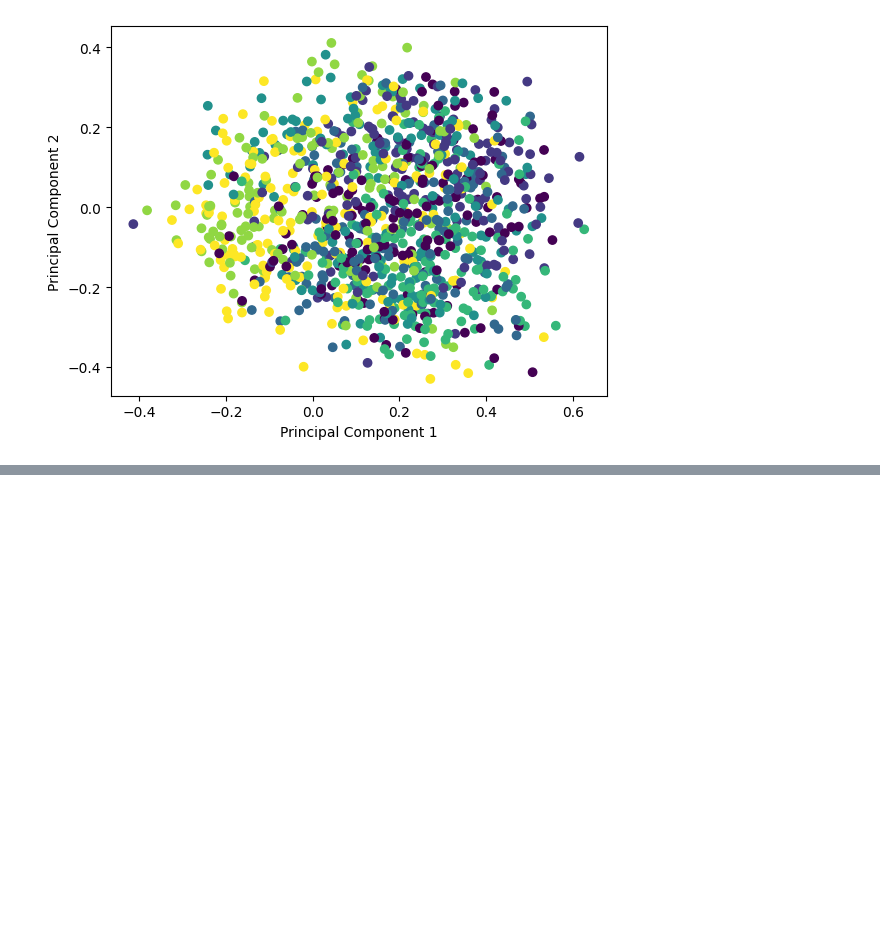
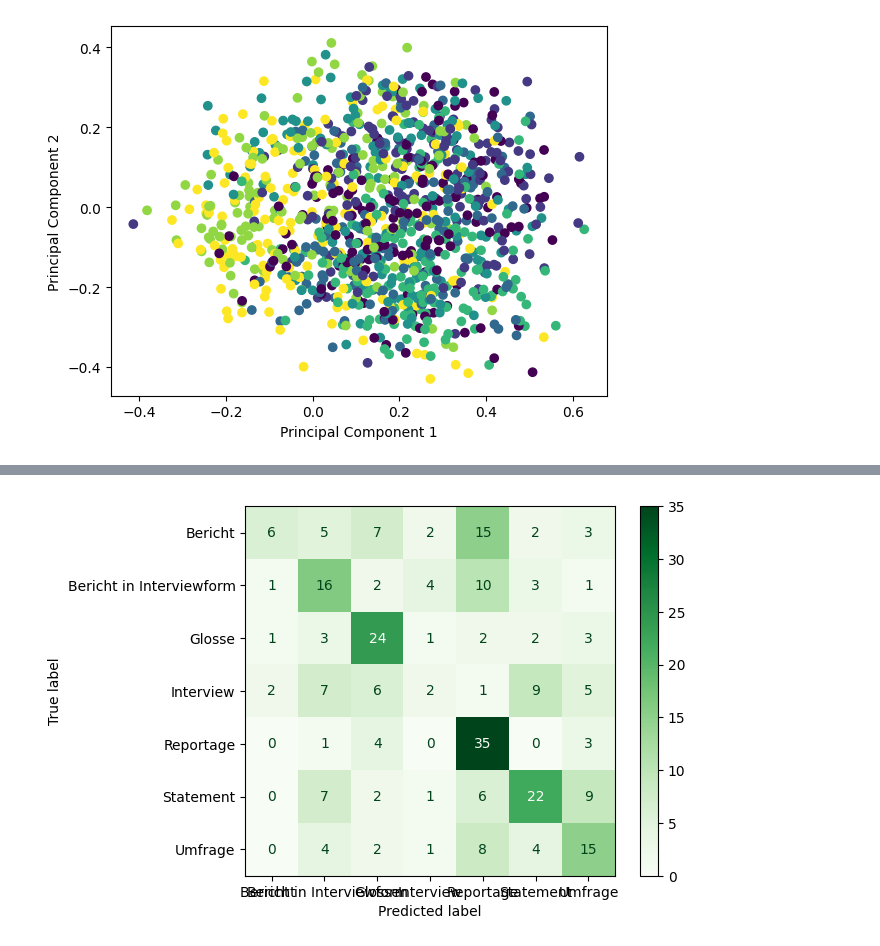
Before and after one commit to jaeniboy/nlp-genres, a Jupyter notebook: text_classification.ipynb, the cells around one changed output, grey strips where cells are left out. Cells and saved outputs as stored; diff of their text form; code cells hidden in the pictures; blank space fills up the shorter version.

```diff
--- a/text_classification.ipynb
+++ b/text_classification.ipynb
@@ -1282,0 +1297,35 @@ Das verfolge ich eher nicht mehr weiter :( Next try: https://itnext.io/text-clas
+# %%
+class SDCClassifier:
+    def train(self, X, y):
+        X = np.array(X)
+        y = np.array(y)
+        unique_labels = set(y)
+        if len(unique_labels) == 0:
+            raise ValueError("Keine Labels in y vorhanden")
+
+        self.signatures = []
+        for label in unique_labels:
+            class_samples = X[y == label]
+            if len(class_samples) == 0:
+                raise ValueError(f"Klasse {label} hat keine Samples")
+            self.signatures.append((label, class_samples.mean(0)))
+
+    def predict_one(self, embedding):
+        predicted_label, score = max(
+            ((label, embedding @ sig) for label, sig in self.signatures),
+            key=lambda x: x[1],
+        )
+        return predicted_label
+
+    def predict(self, X):
+        X = np.array(X)
+        return list(map(self.predict_one, X))
+# %%
+# normalisiern
+X_normalized = (X - X.mean()) / X.std()
+# %%
+X_train, X_test, y_train, y_test = train_test_split(X_normalized, y, test_size=0.2, random_state=42)
+
+model = SDCClassifier()
+model.train(X_train, y_train)
+y_pred = model.predict(X_test)
@@ -1282,0 +1348,10 @@ Das verfolge ich eher nicht mehr weiter :( Next try: https://itnext.io/text-clas
+# %%
+cm = confusion_matrix(y_test, y_pred)
+
+# ... und visualisieren
+class_names = np.unique(y_test)
+disp = ConfusionMatrixDisplay(confusion_matrix=cm, display_labels=class_names)
+disp.plot(cmap='Greens')
+plt.show()
+# %% [output]
+[figure, added]
```
Also changed, not shown: parts of 9 cells of this notebook.
